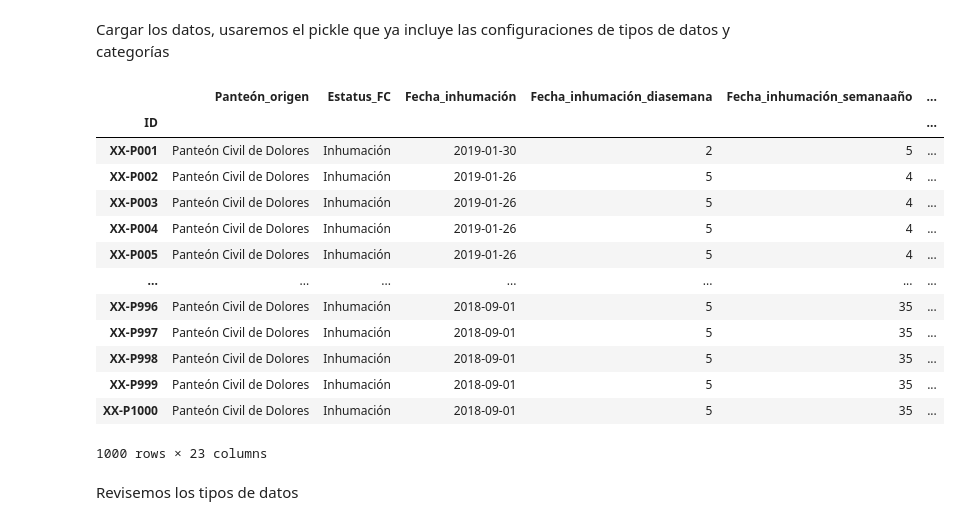
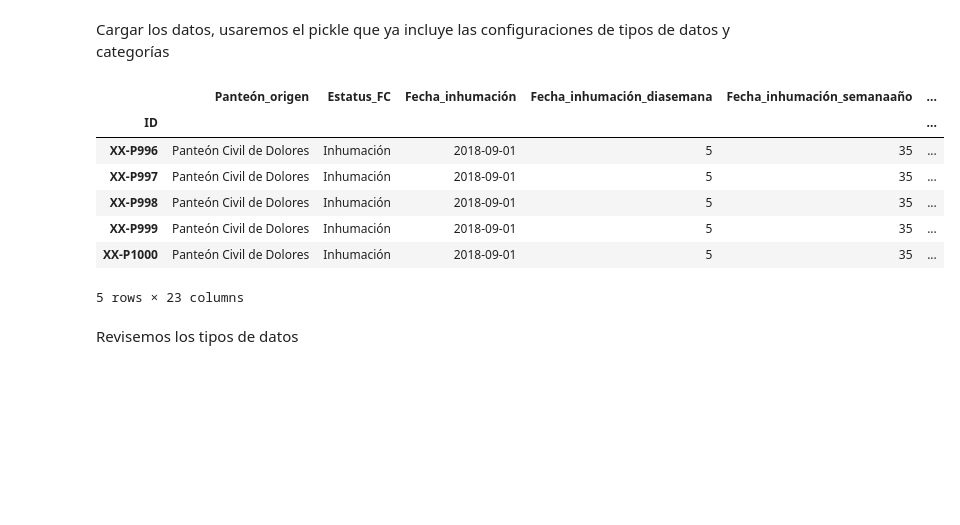
Before and after one commit to mar-esther23/CursoPandas2023, a Jupyter notebook: CP5-Graficas.ipynb, the cells around one changed output. Saved outputs shown, nothing was run; the diff lists cells and outputs as text; code cells hidden in the pictures; blank space fills up the shorter version.

```diff
--- a/CP5-Graficas.ipynb
+++ b/CP5-Graficas.ipynb
@@ -9,28 +9,22 @@ Cargar los datos, usaremos el pickle que ya incluye las configuraciones de tipos
 # %%
 import pandas as pd
 import matplotlib.pyplot as plt
 import seaborn as sns
 from joblib import load
 
 in_file = "data_clean/MFC_ActualizacionNov2022_clean.pkl"
 with open(in_file, 'rb') as f:
      df = load(f)
-df
+df.tail()
 # %% [output]
 |  | Panteón_origen | Estatus_FC | Fecha_inhumación | Fecha_inhumación_diasemana | Fecha_inhumación_semanaaño | ... |
 | ID |  |  |  |  |  | ... |
-| XX-P001 | Panteón Civil de Dolores | Inhumación | 2019-01-30 | 2 | 5 | ... |
-| XX-P002 | Panteón Civil de Dolores | Inhumación | 2019-01-26 | 5 | 4 | ... |
-| XX-P003 | Panteón Civil de Dolores | Inhumación | 2019-01-26 | 5 | 4 | ... |
-| XX-P004 | Panteón Civil de Dolores | Inhumación | 2019-01-26 | 5 | 4 | ... |
-| XX-P005 | Panteón Civil de Dolores | Inhumación | 2019-01-26 | 5 | 4 | ... |
-| ... | ... | ... | ... | ... | ... | ... |
 | XX-P996 | Panteón Civil de Dolores | Inhumación | 2018-09-01 | 5 | 35 | ... |
 | XX-P997 | Panteón Civil de Dolores | Inhumación | 2018-09-01 | 5 | 35 | ... |
 | XX-P998 | Panteón Civil de Dolores | Inhumación | 2018-09-01 | 5 | 35 | ... |
 | XX-P999 | Panteón Civil de Dolores | Inhumación | 2018-09-01 | 5 | 35 | ... |
 | XX-P1000 | Panteón Civil de Dolores | Inhumación | 2018-09-01 | 5 | 35 | ... |
-1000 rows × 23 columns
+5 rows × 23 columns
 # %% [markdown]
 Revisemos los tipos de datos
 # %%
```
Also changed, not shown: parts of 13 cells of this notebook, 2 other files.
